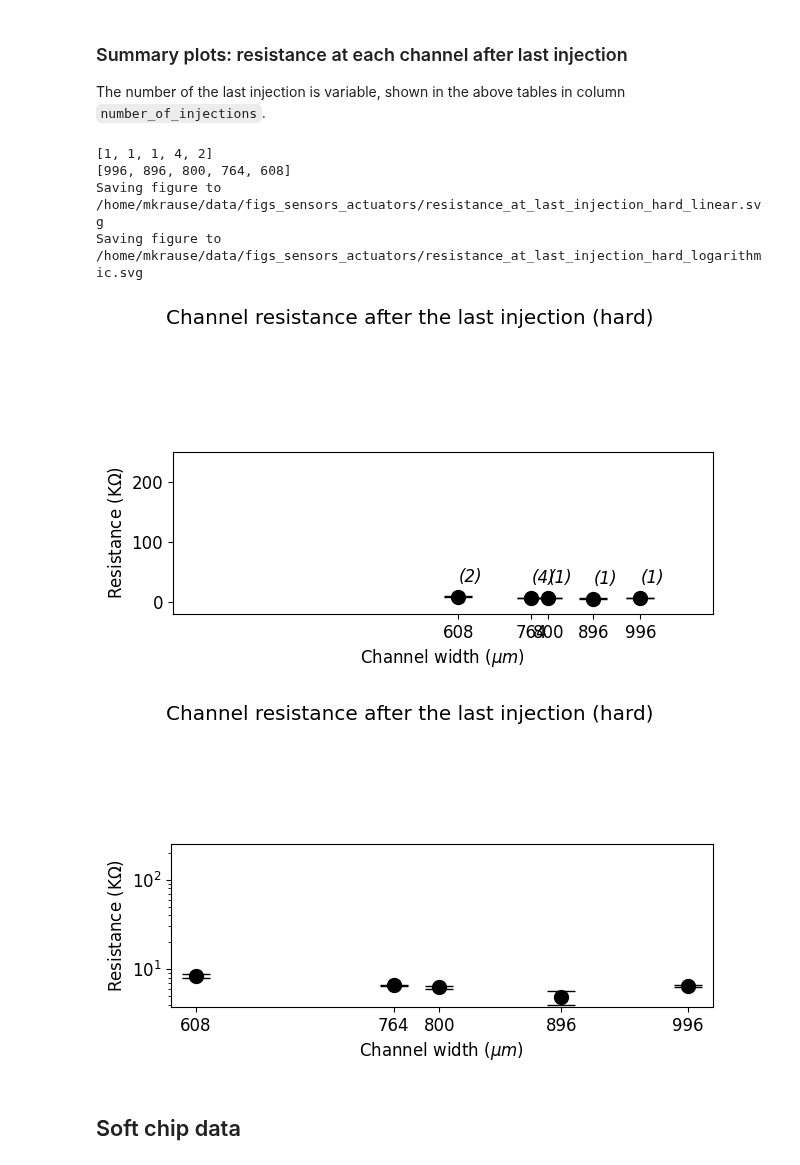
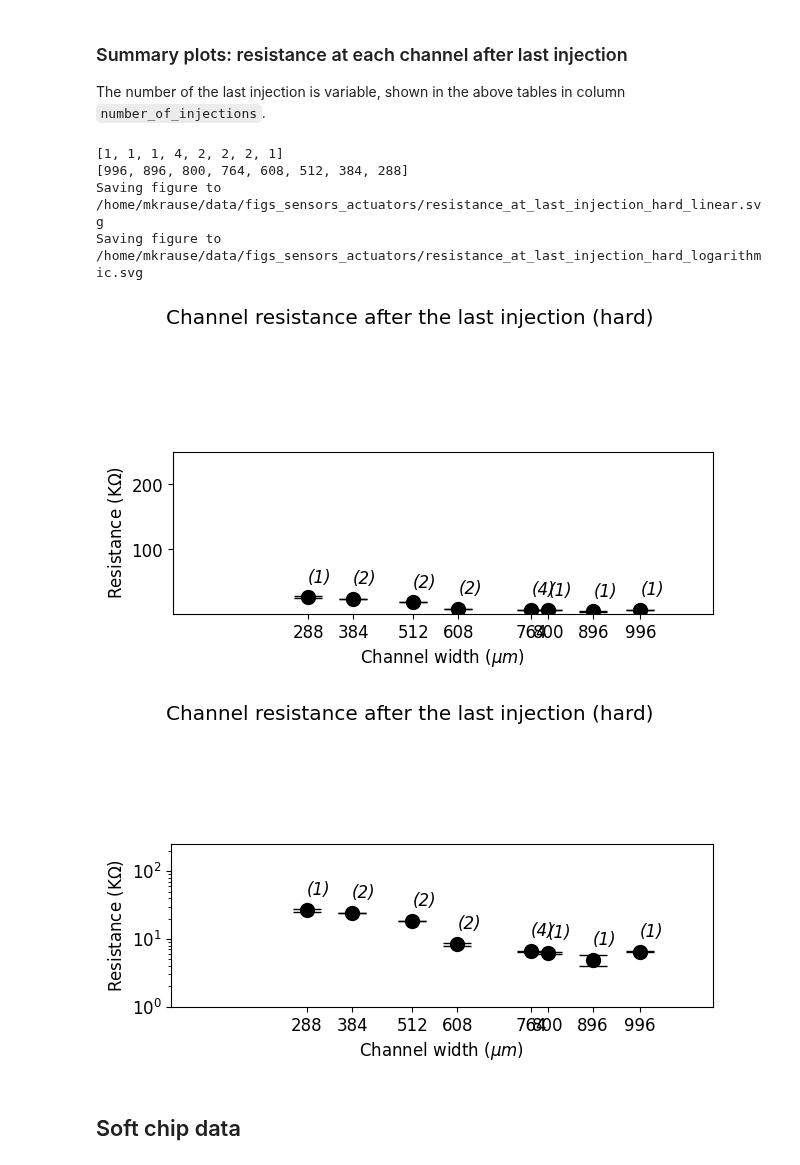
Before and after one commit to mkrause-nps/artificial-muscle, a Jupyter notebook: jupyter_notebooks/analise_thesis.ipynb, the cells around one changed output. Saved outputs shown, nothing was run; the diff lists cells and outputs as text; code cells hidden in the pictures.

```diff
--- a/jupyter_notebooks/analise_thesis.ipynb
+++ b/jupyter_notebooks/analise_thesis.ipynb
@@ -162,7 +207,8 @@ df
 # %% [markdown]
 ### Filter dataframe for the resistance at the last injection
 # %%
-df_last_injection = df.loc[(df.x_data == df.number_of_injections) & (df.chip_width >= 600)]
+# df_last_injection = df.loc[(df.x_data == df.number_of_injections) & (df.chip_width >= 600)]
+df_last_injection = df.loc[(df.x_data == df.number_of_injections)]
 df_last_injection
 # %% [output]
 |  | chip_width | chip_type | number_of_chips | x_data | number_of_injections | y_data | y_err |
@@ -177,35 +226,35 @@ The number of the last injection is variable, shown in the above tables in colum
 # %%
 # print(df_last_injection.chip_width.to_list())
 title = 'Channel resistance after the last injection (hard)'
 xlabel = 'Channel width ($\mu m$)'
 aspect = 0.3
 xlim = [0, 1150]
-ylim = [-20, 250]
+ylim = [1, 250]
 
 print(df_last_injection.number_of_chips.to_list())
 print(df_last_injection.chip_width.to_list())
 
 # with linear y-scale
 figname = os.path.join(PlotUtils.glob_figpath, f'resistance_at_last_injection_hard_linear.{fig_format}')
 PlotUtils.plot_scatter(df_last_injection.chip_width, df_last_injection.y_data, yerr=df_last_injection.y_err,
-                       nrows=plotter_hard.nrows, ncols=plotter_hard.ncols, aspect = aspect,
+                       nrows=plotter_hard.nrows, ncols=plotter_hard.ncols, aspect=aspect,
                        xlabel=xlabel, ylabel=plotter_hard.ylabel, xlim=xlim, ylim=ylim, capsize=plotter_hard.capsize,
                        xticks=df_last_injection.chip_width.to_list(), title=title, figname=figname,
                        fig_format=fig_format, annotate=df_last_injection.number_of_chips.to_list())
 # with logarithmic y-scale
 figname = os.path.join(PlotUtils.glob_figpath, f'resistance_at_last_injection_hard_logarithmic.{fig_format}')
 PlotUtils.plot_scatter(df_last_injection.chip_width, df_last_injection.y_data, yerr=df_last_injection.y_err,
-                       nrows=plotter_hard.nrows, ncols=plotter_hard.ncols, aspect = aspect,
-                       xlabel=xlabel, ylabel=plotter_hard.ylabel, ylim=ylim, capsize=plotter_hard.capsize,
+                       nrows=plotter_hard.nrows, ncols=plotter_hard.ncols, aspect=aspect,
+                       xlabel=xlabel, ylabel=plotter_hard.ylabel, xlim=xlim, ylim=ylim, capsize=plotter_hard.capsize,
                        xticks=df_last_injection.chip_width.to_list(), title=title, figname=figname,
-                       fig_format=fig_format, yscale='log')
+                       fig_format=fig_format, annotate=df_last_injection.number_of_chips.to_list(), yscale='log')
 # %% [output]
-[1, 1, 1, 4, 2]
-[996, 896, 800, 764, 608]
+[1, 1, 1, 4, 2, 2, 2, 1]
+[996, 896, 800, 764, 608, 512, 384, 288]
 Saving figure to /home/mkrause/data/figs_sensors_actuators/resistance_at_last_injection_hard_linear.svg
 Saving figure to /home/mkrause/data/figs_sensors_actuators/resistance_at_last_injection_hard_logarithmic.svg
-[figure, old version]
+[figure, new version]
-[figure, old version]
+[figure, new version]
 # %% [markdown]
 ## Soft chip data
 # %%
```
Also changed, not shown: parts of 8 cells of this notebook, 1 other file.
